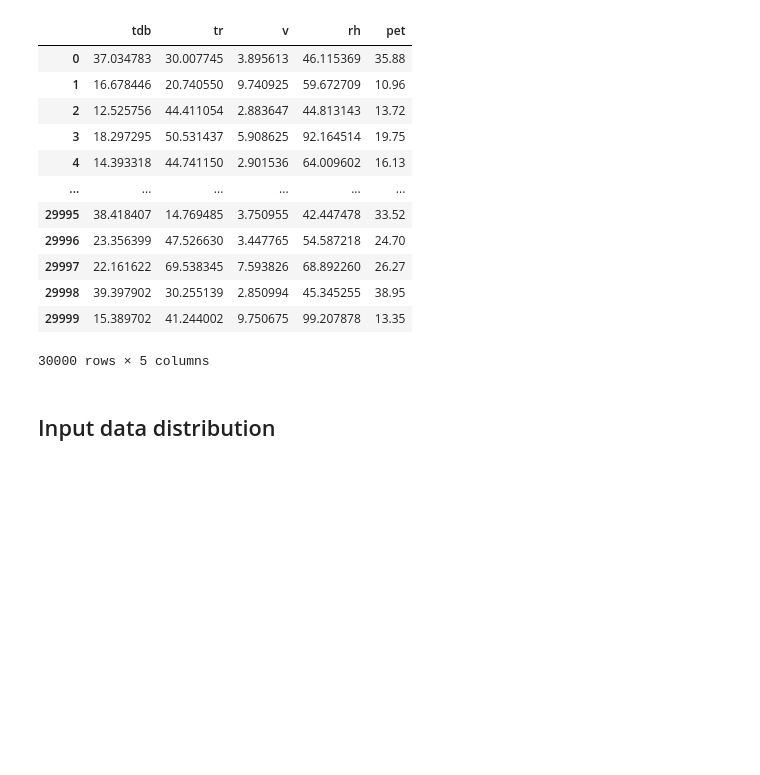
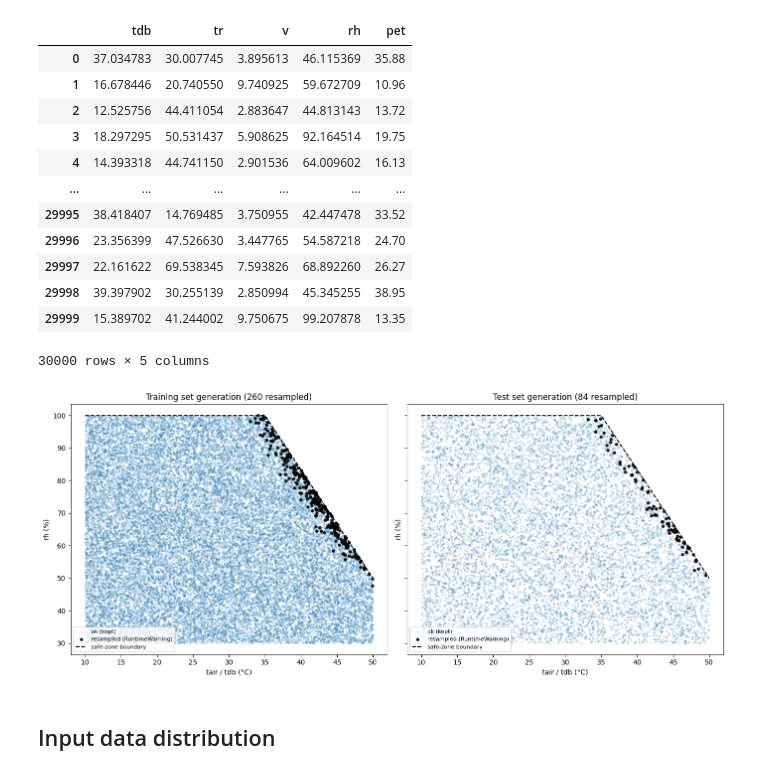
Before and after one commit to sonalimoorthy/PET-NN, a Jupyter notebook: PET_Solver.ipynb, the cells around one changed output. Drawn from its saved outputs; the diff is of its cells as text; code cells hidden in the pictures; blank space fills up the shorter version.

```diff
--- a/PET_Solver.ipynb
+++ b/PET_Solver.ipynb
@@ -113,9 +113,11 @@ def generate_dataset(n, rng):
     """Draw (tdb, tr, v, rh) within the safe-zone boundary and label with
     pet_reference; whenever the solver raises a RuntimeWarning, discard that
     draw and resample all 4 inputs (still respecting the boundary) until a
-    warning-free label is obtained."""
+    warning-free label is obtained. Also returns the resampled-away draws
+    (inputs that hit a RuntimeWarning) for diagnostic plotting."""
     X = np.empty((n, 4))
     y = np.empty(n)
+    resampled = []
     n_draws = 0
     n_resampled = 0
     t0 = time.perf_counter()
@@ -134,6 +136,7 @@ def generate_dataset(n, rng):
                 warned = any(issubclass(w.category, RuntimeWarning) for w in caught)
             if warned:
                 n_resampled += 1
+                resampled.append([tdb, tr, v, rh])
                 continue   # solver didn't converge, resample
             break
         X[i] = [tdb, tr, v, rh]
@@ -143,11 +146,12 @@ def generate_dataset(n, rng):
                   f"{n_draws} draws inside boundary, {n_resampled} resampled)")
     print(f"  done: {n} labelled ({n_draws} draws inside boundary, {n_resampled} resampled away, "
           f"{time.perf_counter()-t0:.1f}s)")
-    return X, y
+    resampled = np.array(resampled).reshape(-1, 4)
+    return X, y, resampled
 
 print("Generating + labelling training set:")
-X_train_raw, Y_train_raw = generate_dataset(N_TRAIN, rng)
+X_train_raw, Y_train_raw, X_train_resampled = generate_dataset(N_TRAIN, rng)
 print("Generating + labelling test set:")
-X_test_raw,  Y_test_raw  = generate_dataset(N_TEST,  rng)
+X_test_raw,  Y_test_raw,  X_test_resampled  = generate_dataset(N_TEST,  rng)
 # %% [output]
 Generating + labelling training set:
@@ -180,6 +184,38 @@ train_df
 | 29998 | 39.397902 | 30.255139 | 2.850994 | 45.345255 | 38.95 |
 | 29999 | 15.389702 | 41.244002 | 9.750675 | 99.207878 | 13.35 |
 30000 rows × 5 columns
+# %%
+# visualize the data-generation process: which (tdb, rh) draws made it into
+# the final train/test sets (blue) vs. which were resampled away because
+# pet_steady raised a RuntimeWarning (black), against the safe-zone boundary
+# actually used to restrict sampling.
+tdb_line = np.linspace(TDB_MIN, TDB_MAX, 200)
+rh_line = safe_rh_max(tdb_line)
+
+fig, axes = plt.subplots(1, 2, figsize=(14, 6), sharex=True, sharey=True)
+
+ax = axes[0]
+ax.scatter(X_train_raw[:, 0], X_train_raw[:, 3], s=4, alpha=0.18, color="tab:blue", label="ok (kept)")
+if len(X_train_resampled):
+    ax.scatter(X_train_resampled[:, 0], X_train_resampled[:, 3], s=14, alpha=0.85,
+               color="black", label="resampled (RuntimeWarning)")
+ax.plot(tdb_line, rh_line, "k--", lw=1.5, label="safe-zone boundary")
+ax.set_title(f"Training set generation ({len(X_train_resampled)} resampled)")
+ax.set_xlabel("tair / tdb (°C)"); ax.set_ylabel("rh (%)"); ax.legend(loc="lower left", fontsize=8)
+
+ax = axes[1]
+ax.scatter(X_test_raw[:, 0], X_test_raw[:, 3], s=4, alpha=0.18, color="tab:blue", label="ok (kept)")
+if len(X_test_resampled):
+    ax.scatter(X_test_resampled[:, 0], X_test_resampled[:, 3], s=14, alpha=0.85,
+               color="black", label="resampled (RuntimeWarning)")
+ax.plot(tdb_line, rh_line, "k--", lw=1.5, label="safe-zone boundary")
+ax.set_title(f"Test set generation ({len(X_test_resampled)} resampled)")
+ax.set_xlabel("tair / tdb (°C)"); ax.set_ylabel("rh (%)"); ax.legend(loc="lower left", fontsize=8)
+
+plt.tight_layout()
+plt.show()
+# %% [output]
+[figure, added]
 # %% [markdown]
 ## Input data distribution
 # %%
```
Also changed, not shown: parts of 1 cell of this notebook.
